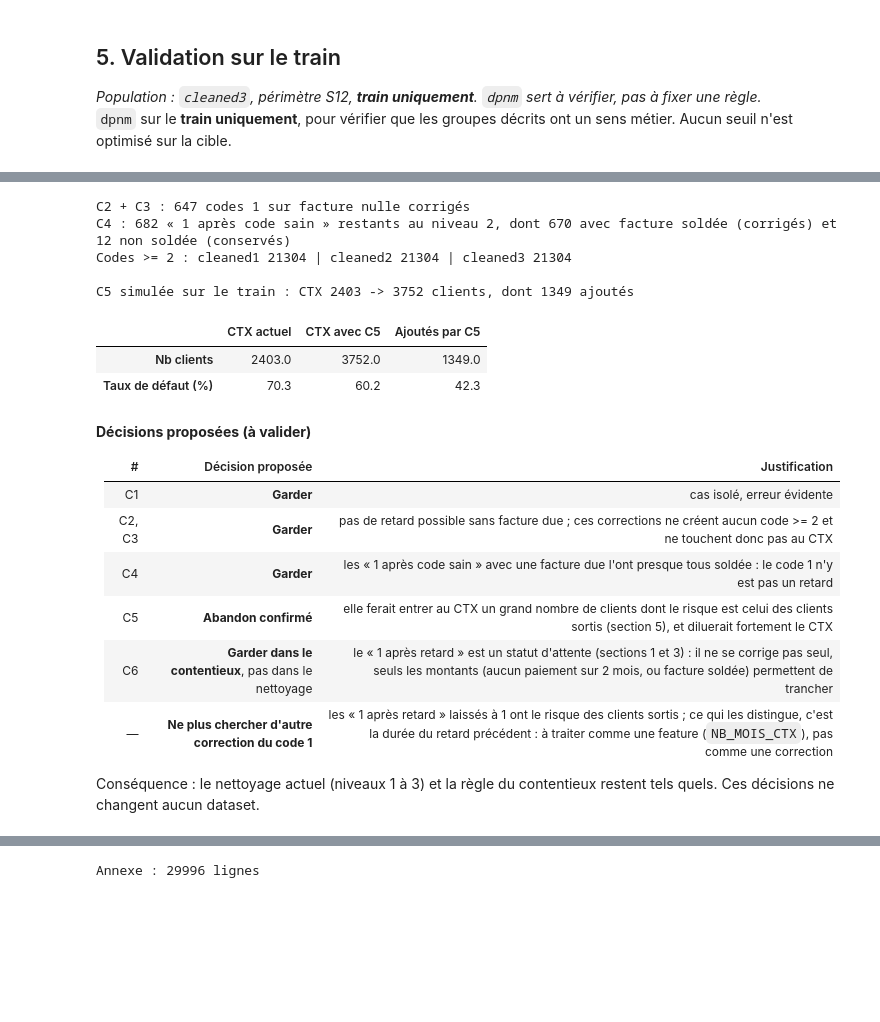
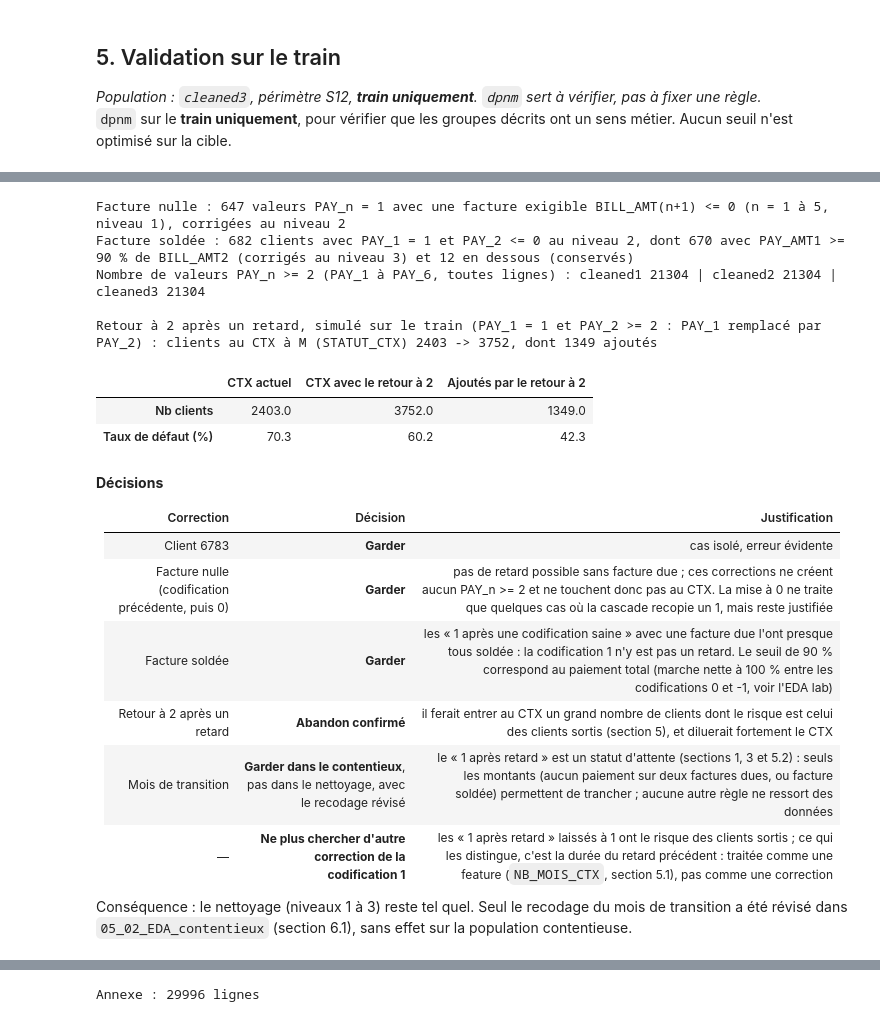
Before and after one commit to johan-mac-59/RiskLens_ML, a Jupyter notebook: src/05_04_EDA_codification1.ipynb, the cells around one changed output, grey strips where cells are left out. Drawn from its saved outputs; the diff is of its cells as text; code cells hidden in the pictures; blank space fills up the shorter version.

```diff
--- a/src/05_04_EDA_codification1.ipynb
+++ b/src/05_04_EDA_codification1.ipynb
@@ -207,13 +207,13 @@ Répartition du code 1 par mois, dans les données brutes et dans `cleaned3`. Po
 Piste : PAY_1 viendrait d'une table de gestion « à chaud » et PAY_2 à PAY_6 d'historiques apurés. Si c'est le cas, PAY_1 n'a pas le même sens que les autres mois.
 # %%
-# 1. Répartition des codes par mois (%)
+# 1. Répartition des codifications PAY_n par mois (%)
 repartition = pd.DataFrame({col: df_brut[col].value_counts(normalize=True) * 100 for col in pay_cols}).fillna(0)
-display(repartition.loc[[-2, -1, 0, 1, 2, 3]].round(2).rename_axis('Code'))
+display(repartition.loc[[-2, -1, 0, 1, 2, 3]].round(2).rename_axis('Codification PAY_n'))
 
 # 2. Que deviennent les clients d'un mois à l'autre ?
-# Lecture : pour le mois M-k, on part des clients selon leur code du mois précédent (M-(k+1)),
-# et on regarde leur code en M-k. Chaque ligne fait 100 %.
-# On compare M-1 aux autres mois : si le code 1 était un vrai « retard d'un mois », il existerait aussi dans l'historique.
+# Lecture : pour le mois M-k, on part des clients selon leur codification du mois précédent (M-(k+1)),
+# et on regarde leur codification en M-k. Chaque ligne fait 100 %.
+# On compare M-1 aux autres mois : si la codification 1 était un vrai « retard d'un mois », il existerait aussi dans l'historique.
 depuis_sain, depuis_retard = [], []
 for k in range(1, 6):
     avant, apres = df_brut[f'PAY_{k+1}'], df_brut[f'PAY_{k}']
@@ -223,13 +223,13 @@ for k in range(1, 6):
                         'Passe à 1 (%)': (apres[sain] == 1).mean() * 100,
                         'Passe à 2 ou plus (%)': (apres[sain] >= 2).mean() * 100})
     depuis_retard.append({'Mois': f'M-{k}', 'Nb clients': retard.sum(),
-                          'Redescend à un code sain (%)': (apres[retard] <= 0).mean() * 100,
+                          'Redescend à une codification saine (%)': (apres[retard] <= 0).mean() * 100,
                           'Passe à 1 (%)': (apres[retard] == 1).mean() * 100,
                           'Reste à 2 ou plus (%)': (apres[retard] >= 2).mean() * 100})
 
-print("A. Clients SAINS le mois précédent (code <= 0) : que deviennent-ils ?")
+print("A. Clients SAINS le mois précédent (PAY <= 0) : que deviennent-ils ?")
 display(pd.DataFrame(depuis_sain).set_index('Mois').round(1))
-print("B. Clients EN RETARD le mois précédent (code >= 2) : que deviennent-ils ?")
+print("B. Clients EN RETARD le mois précédent (PAY >= 2) : que deviennent-ils ?")
 display(pd.DataFrame(depuis_retard).set_index('Mois').round(1))
 # %% [output]
 |  | PAY_1 | PAY_2 | PAY_3 | PAY_4 | PAY_5 | PAY_6 |
@@ -518,56 +641,57 @@ Toutes les corrections du code 1 envisagées au fil du projet, appliquées ou ab
 # %%
 # Nombre de cas concernés par chaque correction et effet sur le contentieux
 c1 = niveaux['cleaned1']
 c2 = niveaux['cleaned2']
 c3 = niveaux['cleaned3']
 
-# C2 + C3 : codes 1 posés sur une facture exigible nulle (données du niveau 1, avant correction)
+# Facture nulle : PAY_n = 1 posés sur une facture exigible nulle (données du niveau 1, avant correction)
 cas_c2_c3 = sum(((c1[f'PAY_{k}'] == 1) & (c1[f'BILL_AMT{k+1}'] <= 0)).sum() for k in range(1, 6))
-# C4 : 1 après code sain, facture de M-1 payée à 90 % ou plus (données du niveau 2)
+# Facture soldée : PAY_1 = 1 après une codification saine, facture de M-1 payée à 90 % ou plus (données du niveau 2)
 ratio_c2 = c2['PAY_AMT1'] / c2['BILL_AMT2'].where(c2['BILL_AMT2'] > 0) * 100
 un_sain_c2 = (c2['PAY_1'] == 1) & (c2['PAY_2'] <= 0)
-print(f"C2 + C3 : {cas_c2_c3} codes 1 sur facture nulle corrigés")
-print(f"C4 : {un_sain_c2.sum()} « 1 après code sain » restants au niveau 2, dont {(un_sain_c2 & (ratio_c2 >= 90)).sum()} "
-      f"avec facture soldée (corrigés) et {(un_sain_c2 & (ratio_c2 < 90)).sum()} non soldée (conservés)")
+print(f"Facture nulle : {cas_c2_c3} valeurs PAY_n = 1 avec une facture exigible BILL_AMT(n+1) <= 0 (n = 1 à 5, niveau 1), corrigées au niveau 2")
+print(f"Facture soldée : {un_sain_c2.sum()} clients avec PAY_1 = 1 et PAY_2 <= 0 au niveau 2, dont {(un_sain_c2 & (ratio_c2 >= 90)).sum()} "
+      f"avec PAY_AMT1 >= 90 % de BILL_AMT2 (corrigés au niveau 3) et {(un_sain_c2 & (ratio_c2 < 90)).sum()} en dessous (conservés)")
 
-# Aucune de ces corrections ne crée de code >= 2 (elles ne peuvent donc pas faire entrer un client au CTX)
-print("Codes >= 2 : " + " | ".join(f"{nom} {int((d[pay_cols] >= 2).sum().sum())}" for nom, d in niveaux.items() if nom != 'brut'))
+# Aucune de ces corrections ne crée de PAY_n >= 2 (elles ne peuvent donc pas faire entrer un client au CTX)
+print("Nombre de valeurs PAY_n >= 2 (PAY_1 à PAY_6, toutes lignes) : "
+      + " | ".join(f"{nom} {int((d[pay_cols] >= 2).sum().sum())}" for nom, d in niveaux.items() if nom != 'brut'))
 
-# C5 (abandonnée) : simulation sur le train
+# Retour à 2 après un retard (abandonné) : simulation sur le train
 train_v1 = df_train.copy()
 m = (train_v1['PAY_1'] == 1) & (train_v1['PAY_2'] >= 2)
 train_v1.loc[m, 'PAY_1'] = train_v1.loc[m, 'PAY_2']
 statuts_v1 = statut_ctx_regle2(train_v1)
 ctx_actuel = statuts_train['STATUT_CTX'] == 'CTX'
 ctx_v1 = statuts_v1['STATUT_CTX'] == 'CTX'
-print(f"\nC5 simulée sur le train : CTX {ctx_actuel.sum()} -> {ctx_v1.sum()} clients, "
-      f"dont {(ctx_v1 & ~ctx_actuel).sum()} ajoutés")
+print(f"\nRetour à 2 après un retard, simulé sur le train (PAY_1 = 1 et PAY_2 >= 2 : PAY_1 remplacé par PAY_2) : clients au CTX à M (STATUT_CTX) "
+      f"{ctx_actuel.sum()} -> {ctx_v1.sum()}, dont {(ctx_v1 & ~ctx_actuel).sum()} ajoutés")
 display(pd.DataFrame({
     'CTX actuel': [ctx_actuel.sum(), df_train.loc[ctx_actuel, 'dpnm'].mean() * 100],
-    'CTX avec C5': [ctx_v1.sum(), df_train.loc[ctx_v1, 'dpnm'].mean() * 100],
-    'Ajoutés par C5': [(ctx_v1 & ~ctx_actuel).sum(), df_train.loc[ctx_v1 & ~ctx_actuel, 'dpnm'].mean() * 100],
+    'CTX avec le retour à 2': [ctx_v1.sum(), df_train.loc[ctx_v1, 'dpnm'].mean() * 100],
+    'Ajoutés par le retour à 2': [(ctx_v1 & ~ctx_actuel).sum(), df_train.loc[ctx_v1 & ~ctx_actuel, 'dpnm'].mean() * 100],
 }, index=['Nb clients', 'Taux de défaut (%)']).round(1))
 # %% [output]
-C2 + C3 : 647 codes 1 sur facture nulle corrigés
-C4 : 682 « 1 après code sain » restants au niveau 2, dont 670 avec facture soldée (corrigés) et 12 non soldée (conservés)
-Codes >= 2 : cleaned1 21304 | cleaned2 21304 | cleaned3 21304
+Facture nulle : 647 valeurs PAY_n = 1 avec une facture exigible BILL_AMT(n+1) <= 0 (n = 1 à 5, niveau 1), corrigées au niveau 2
+Facture soldée : 682 clients avec PAY_1 = 1 et PAY_2 <= 0 au niveau 2, dont 670 avec PAY_AMT1 >= 90 % de BILL_AMT2 (corrigés au niveau 3) et 12 en dessous (conservés)
+Nombre de valeurs PAY_n >= 2 (PAY_1 à PAY_6, toutes lignes) : cleaned1 21304 | cleaned2 21304 | cleaned3 21304
 
-C5 simulée sur le train : CTX 2403 -> 3752 clients, dont 1349 ajoutés
+Retour à 2 après un retard, simulé sur le train (PAY_1 = 1 et PAY_2 >= 2 : PAY_1 remplacé par PAY_2) : clients au CTX à M (STATUT_CTX) 2403 -> 3752, dont 1349 ajoutés
-|  | CTX actuel | CTX avec C5 | Ajoutés par C5 |
+|  | CTX actuel | CTX avec le retour à 2 | Ajoutés par le retour à 2 |
 | Nb clients | 2403.0 | 3752.0 | 1349.0 |
 | Taux de défaut (%) | 70.3 | 60.2 | 42.3 |
 # %% [markdown]
-**Décisions proposées (à valider)**
+**Décisions**
 
-| # | Décision proposée | Justification |
+| Correction | Décision | Justification |
 |---|---|---|
-| C1 | **Garder** | cas isolé, erreur évidente |
-| C2, C3 | **Garder** | pas de retard possible sans facture due ; ces corrections ne créent aucun code >= 2 et ne touchent donc pas au CTX |
-| C4 | **Garder** | les « 1 après code sain » avec une facture due l'ont presque tous soldée : le code 1 n'y est pas un retard |
-| C5 | **Abandon confirmé** | elle ferait entrer au CTX un grand nombre de clients dont le risque est celui des clients sortis (section 5), et diluerait fortement le CTX |
-| C6 | **Garder dans le contentieux**, pas dans le nettoyage | le « 1 après retard » est un statut d'attente (sections 1 et 3) : il ne se corrige pas seul, seuls les montants (aucun paiement sur 2 mois, ou facture soldée) permettent de trancher |
-| — | **Ne plus chercher d'autre correction du code 1** | les « 1 après retard » laissés à 1 ont le risque des clients sortis ; ce qui les distingue, c'est la durée du retard précédent : à traiter comme une feature (`NB_MOIS_CTX`), pas comme une correction |
+| Client 6783 | **Garder** | cas isolé, erreur évidente |
+| Facture nulle (codification précédente, puis 0) | **Garder** | pas de retard possible sans facture due ; ces corrections ne créent aucun PAY_n >= 2 et ne touchent donc pas au CTX. La mise à 0 ne traite que quelques cas où la cascade recopie un 1, mais reste justifiée |
+| Facture soldée | **Garder** | les « 1 après une codification saine » avec une facture due l'ont presque tous soldée : la codification 1 n'y est pas un retard. Le seuil de 90 % correspond au paiement total (marche nette à 100 % entre les codifications 0 et -1, voir l'EDA lab) |
+| Retour à 2 après un retard | **Abandon confirmé** | il ferait entrer au CTX un grand nombre de clients dont le risque est celui des clients sortis (section 5), et diluerait fortement le CTX |
+| Mois de transition | **Garder dans le contentieux**, pas dans le nettoyage, avec le recodage révisé | le « 1 après retard » est un statut d'attente (sections 1, 3 et 5.2) : seuls les montants (aucun paiement sur deux factures dues, ou facture soldée) permettent de trancher ; aucune autre règle ne ressort des données |
+| — | **Ne plus chercher d'autre correction de la codification 1** | les « 1 après retard » laissés à 1 ont le risque des clients sortis ; ce qui les distingue, c'est la durée du retard précédent : traitée comme une feature (`NB_MOIS_CTX`, section 5.1), pas comme une correction |
 
-Conséquence : le nettoyage actuel (niveaux 1 à 3) et la règle du contentieux restent tels quels. Ces décisions ne changent aucun dataset.
+Conséquence : le nettoyage (niveaux 1 à 3) reste tel quel. Seul le recodage du mois de transition a été révisé dans `05_02_EDA_contentieux` (section 6.1), sans effet sur la population contentieuse.
 # %% [markdown]
 ## 7. Conclusion
```
Also changed, not shown: parts of 42 cells of this notebook, 5 other files.
